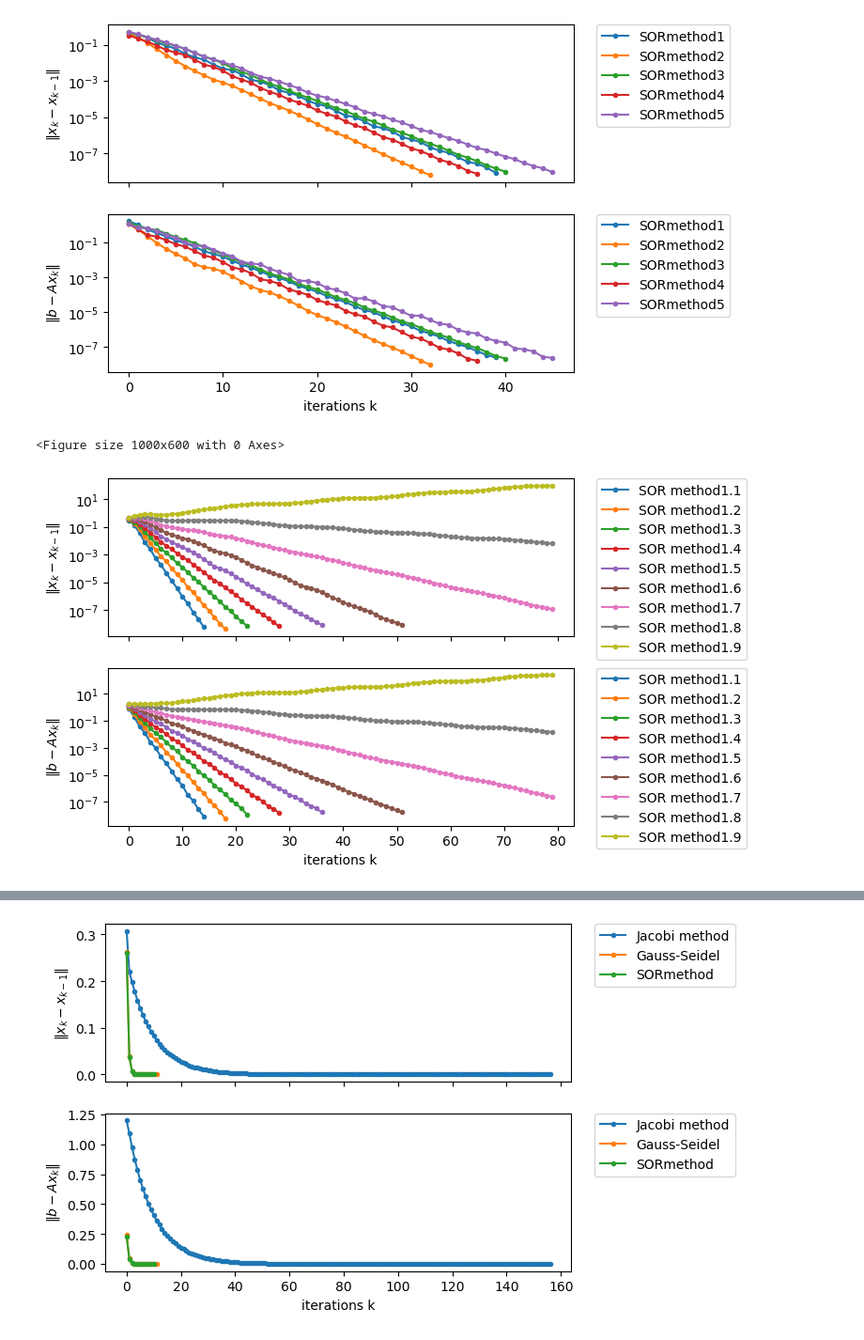
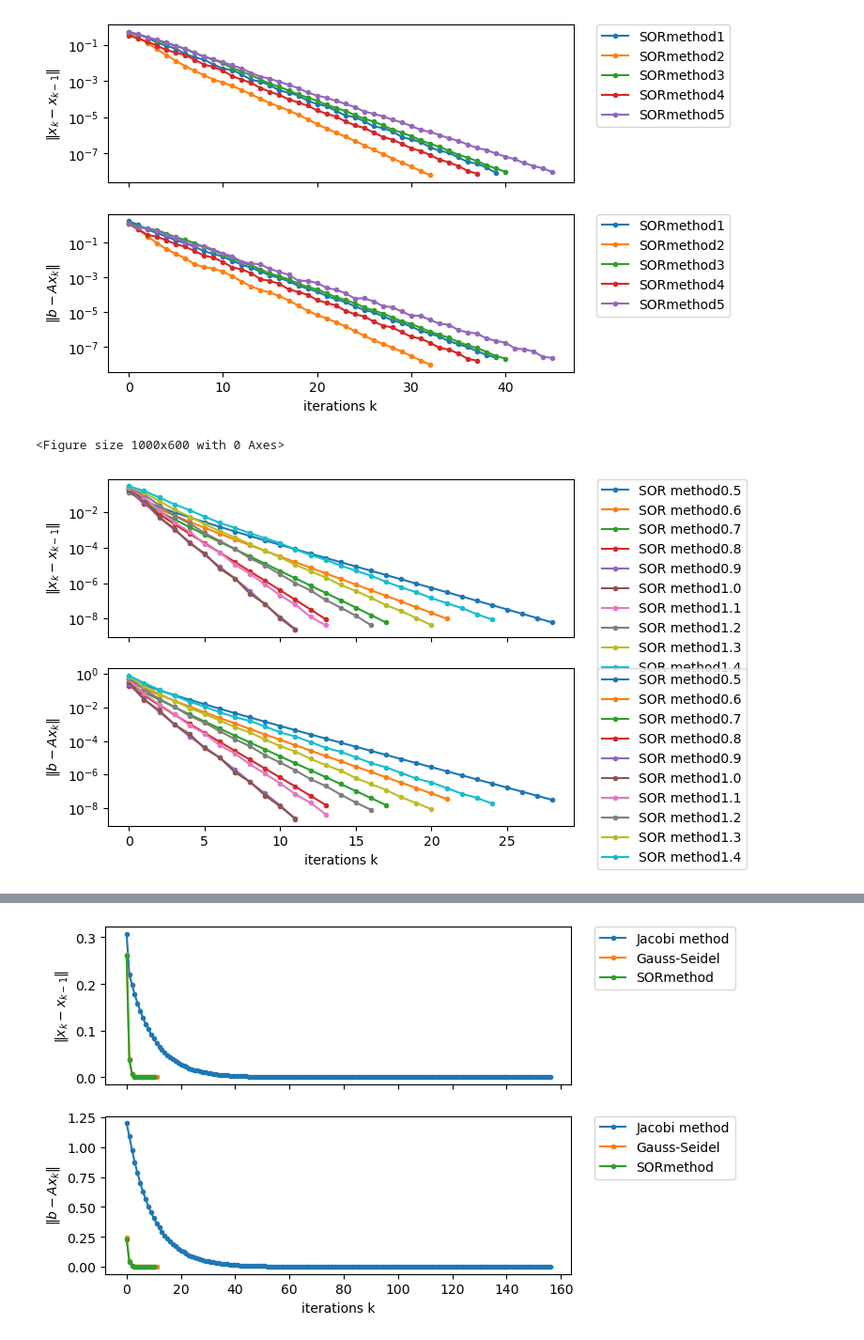
Before and after one commit to neckoshirasu/Scientific-and-technical-Computing, a Jupyter notebook: トピック4/sc4-report.ipynb, the cells around one changed output, grey strips where cells are left out. Shown at 94% size. Saved outputs shown, nothing was run; the diff lists cells and outputs as text; code cells hidden in the pictures.

```diff
--- a/トピック4/sc4-report.ipynb
+++ b/トピック4/sc4-report.ipynb
@@ -567,30 +567,30 @@ fig = plots.plot(y_logscale=True)
 # %%
 A = rng.random(size=(10, 10))
 np.fill_diagonal(A, A.sum(axis=1))  #優対角
 b = rng.random(10)
 
 listb = []
-for i in range(11, 20):
+for i in range(5, 15):
     omega = round(i * 0.1, 2)
     cache_callback_SOR = CacheDiffRes("SOR method" + str(omega))
     x = sor(A, b, omega = omega, callback=cache_callback_SOR)
     listb.append(cache_callback_SOR)
 
     plot_cache = PlotCacheDiffRes([
         cache_callback_SOR
     ])
 
 
 plots = PlotCacheDiffRes(
     listb
 )
 
 
 fig = plt.figure(figsize=(10, 6))
 fig = plots.plot(y_logscale=True)
 # %% [output]
 <Figure size 1000x600 with 0 Axes>
-[figure, old version]
+[figure, new version]
 # %%
 #test
 
```
Also changed, not shown: parts of 3 cells of this notebook, 1 other file.
